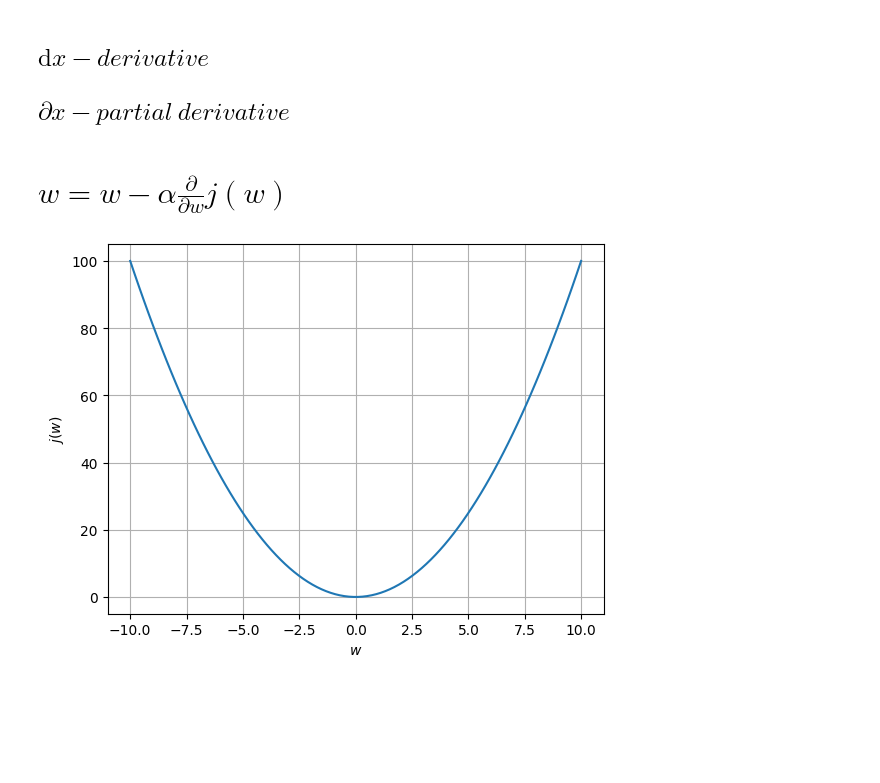
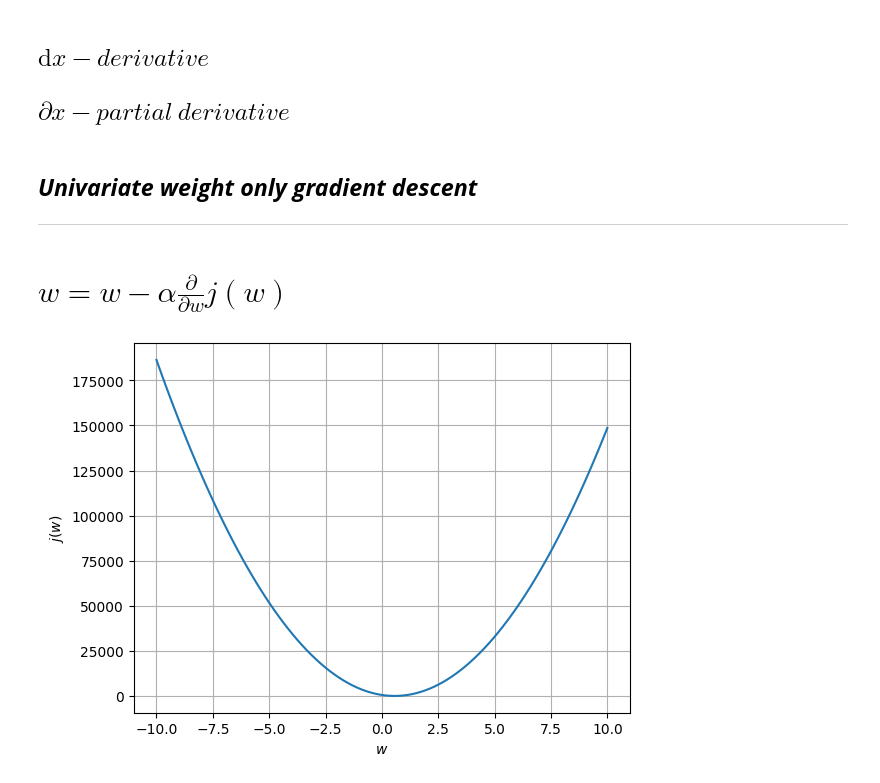
Before and after one commit to anoban/Supervised-Machine-Learning-Regression-and-Classification, a Jupyter notebook: anoban/Derivatives.ipynb, the cells around one changed output. Drawn from its saved outputs; the diff is of its cells as text; code cells hidden in the pictures; blank space fills up the shorter version.

Commit message:
modified:   anoban/Cost Function Intuition.ipynb 	modified:   anoban/Derivatives.ipynb 	new file:   anoban/Gradient Descent Intuition.ipynb 	modified:   anoban/Gradient Descent.ipynb

```diff
--- a/anoban/Derivatives.ipynb
+++ b/anoban/Derivatives.ipynb
@@ -16,23 +17,29 @@ import matplotlib.pyplot as plt
 ## $\partial{x} - partial~derivative$
 # %%
 # the learning rate controls how big the leap taken by gradient descent is.
+# %% [markdown]
+## ___Univariate weight only gradient descent___
+-------------------
 # %%
 # imagine a cost function that depends only on the weight, no bias involved.
 # the linear regression model will be in the form of y = wx
 # and the cost function j(w), so our update equation becomes,
 # %% [markdown]
 # $w = w - \alpha\frac{\partial}{\partial{w}}j(w)$
+# %%
+cost = lambda preds, targs: np.square(preds - targs).sum() / (preds.size * 2)
+x = np.random.randint(low = 0, high = 100, size = 1000)
+y = 0.5647687 * x   # that's the target variable
+w = np.linspace(start = -10, stop = 10, num = 100)
+e = np.array(tuple(cost(x * _, y) for _ in w))
 # %%
 # since we do not have a bias term b, our plot will be a two dimensional one not a 3D surface plot!
 
-w = np.linspace(start = -10, stop = 10, num = 100)
-cost_f = np.square(w)
-
 fig, axes = plt.subplots()
-axes.plot(w, cost_f)
+axes.plot(w, e)
 axes.grid()
 axes.set_xlabel("$w$")
 axes.set_ylabel("$j(w)$")
 plt.show()
 # %% [output]
-[figure, old version]
+[figure, new version]
```
Also changed, not shown: parts of 5 cells of this notebook, 3 other files.
